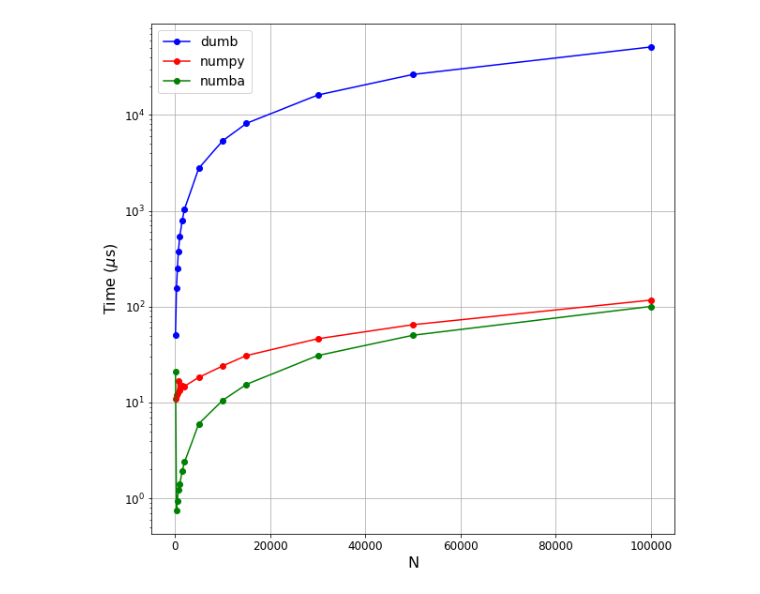
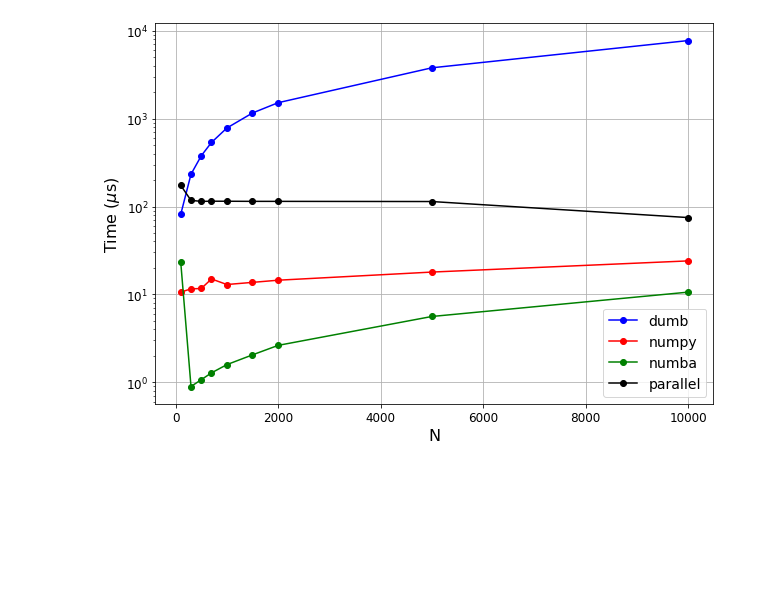
Before and after one commit to birocoles/matcomp, a Jupyter notebook: code/timing_dot_real.ipynb, the cells around one changed output. Cells and saved outputs as stored; diff of their text form; code cells hidden in the pictures; blank space fills up the shorter version.

Commit message:
include hadamard functions and numba parallel

```diff
--- a/code/timing_dot_real.ipynb
+++ b/code/timing_dot_real.ipynb
@@ -5,19 +14,23 @@ import functions as fcs
 # %%
 # number of elements forming the vectors
-N = np.array([100, 300, 500, 700, 1000, 1500, 2000, 5000, 10000, 15000, 30000, 50000, 100000])
+N = np.array([100, 300, 500, 700, 1000, 1500, 2000, 5000, 10000])
 # %%
 list_time_dumb = []
 list_time_numpy = []
 list_time_numba = []
-for Ni in N:
+list_time_parallel = []
+for Ni in tq(N):
     vector = np.ones(Ni)
-    # dot_product_dumb
+    # dot_real_dumb
     time = %timeit -o -n 100 -r 100 fcs.dot_real_dumb(vector, vector)
     list_time_dumb.append(time.average)
-    # dot_product_numpy
+    # dot_real_numpy
     time = %timeit -o -n 100 -r 100 fcs.dot_real_numpy(vector, vector)
     list_time_numpy.append(time.average)
-    # dot_product_numba
+    # dot_real_numba
     time = %timeit -o -n 100 -r 100 fcs.dot_real_numba(vector, vector)
     list_time_numba.append(time.average)
+    # dot_real_parallel
+    time = %timeit -o -n 100 -r 100 fcs.dot_real_parallel(vector, vector)
+    list_time_parallel.append(time.average)
 # %% [output]
@@ -42,18 +55,20 @@ The slowest run took 4.92 times longer than the fastest. This could mean that an
 list_time_dumb = np.array(list_time_dumb)
 list_time_numpy = np.array(list_time_numpy)
 list_time_numba = np.array(list_time_numba)
+list_time_parallel = np.array(list_time_parallel)
 # %%
-plt.figure(figsize=(10,10))
+plt.figure(figsize=(10,7))
 plt.plot(N, list_time_dumb*1e6, 'bo-', label = 'dumb')
 plt.plot(N, list_time_numpy*1e6, 'ro-', label = 'numpy')
 plt.plot(N, list_time_numba*1e6, 'go-', label = 'numba')
+plt.plot(N, list_time_parallel*1e6, 'ko-', label = 'parallel')
 plt.legend(loc = 'best', fontsize = 14)
 plt.xticks(fontsize = 12)
 plt.yticks(fontsize = 12)
 plt.xlabel('N', fontsize = 16)
 plt.ylabel('Time ($\mu$s)', fontsize = 16)
 plt.yscale('log')
 plt.grid()
 plt.show()
 # %% [output]
-[figure, old version]
+[figure, new version]
```
Also changed, not shown: parts of 4 cells of this notebook, 4 other files.
